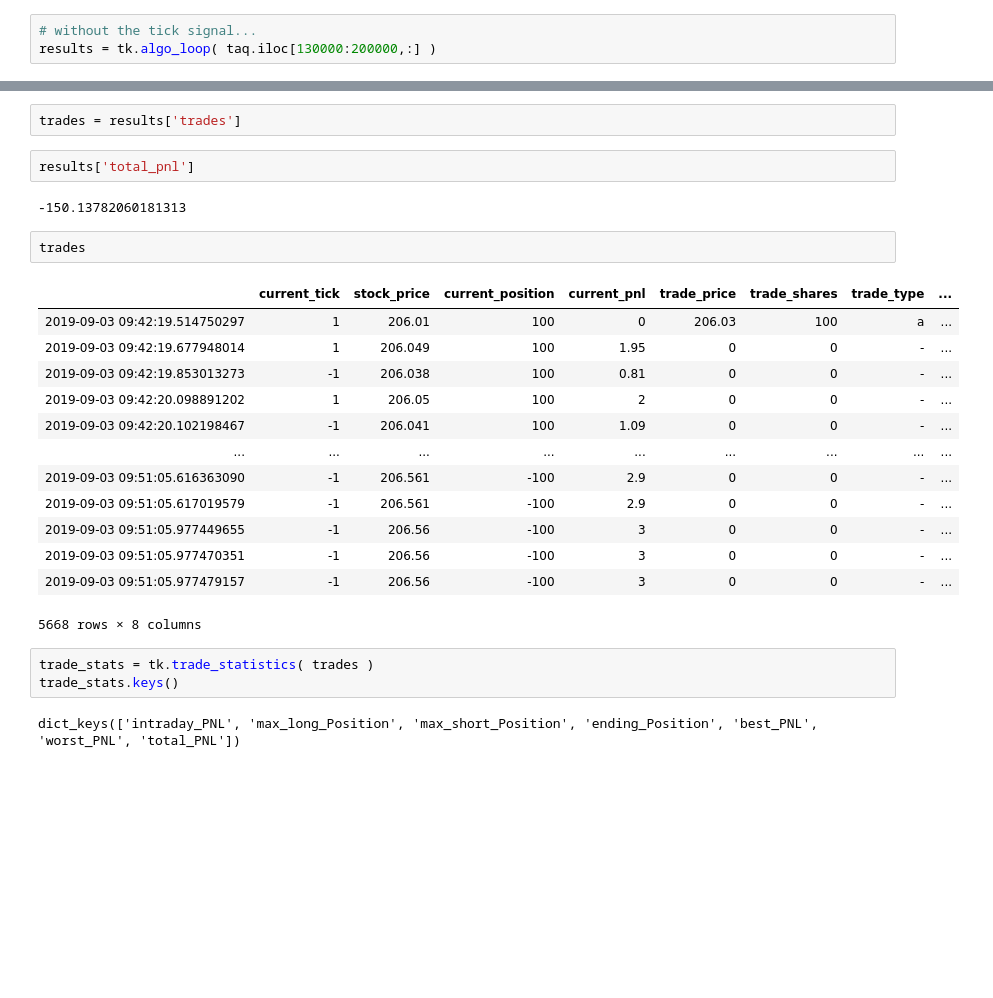
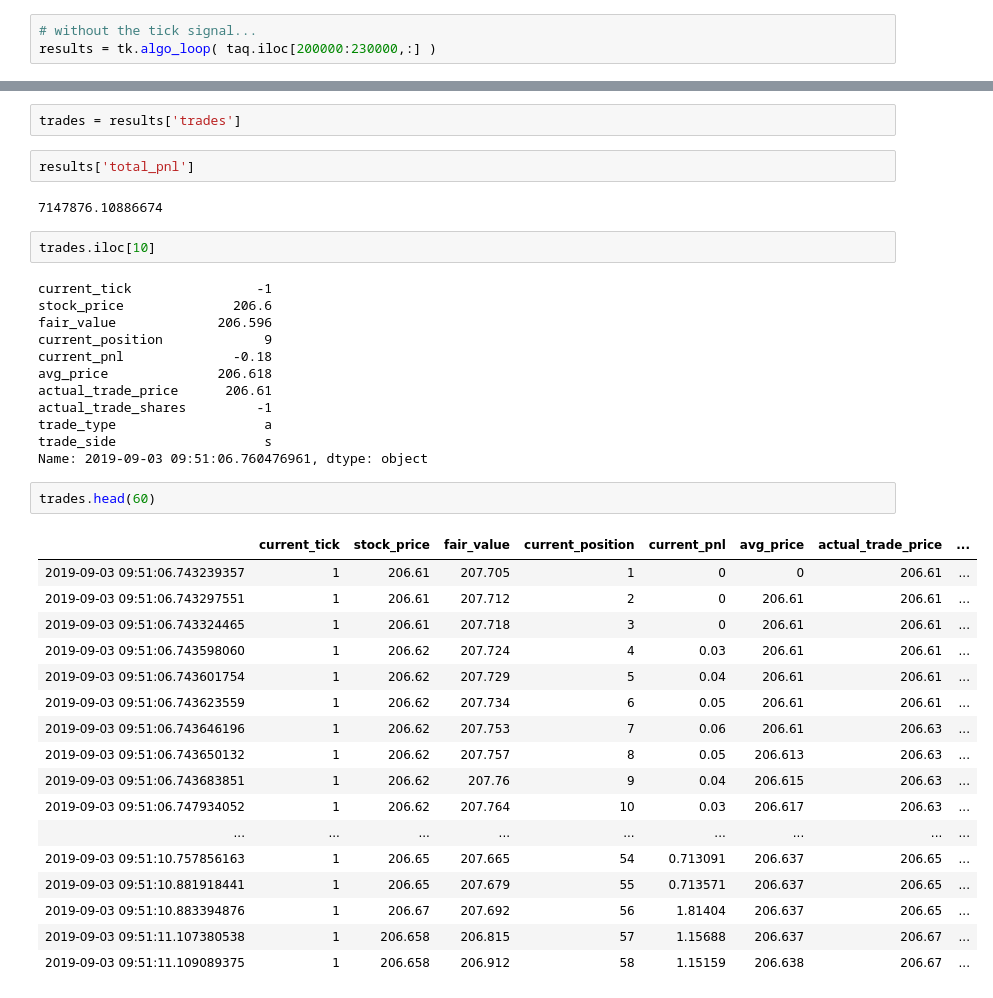
Before and after one commit to Zhehao97/AlgorithmicTrading_hw2, a Jupyter notebook: 2.Tick Strategy.ipynb, the cells around one changed output, grey strips where cells are left out. Saved outputs shown, nothing was run; the diff lists cells and outputs as text; blank space fills up the shorter version.

```diff
--- a/2.Tick Strategy.ipynb
+++ b/2.Tick Strategy.ipynb
@@ -54,5 +54,5 @@ taq.iloc[200000:300000,:]
 ## Run the Simulator
 # %%
 # without the tick signal...
-results = tk.algo_loop( taq.iloc[130000:200000,:] )
+results = tk.algo_loop( taq.iloc[200000:230000,:] )
 # %% [output]
@@ -71,28 +71,41 @@ trades = results['trades']
 # %%
 results['total_pnl']
 # %% [output]
--150.13782060181313
+7147876.10886674
 # %%
-trades
+trades.iloc[10]
 # %% [output]
-|  | current_tick | stock_price | current_position | current_pnl | trade_price | trade_shares | trade_type | ... |
-| 2019-09-03 09:42:19.514750297 | 1 | 206.01 | 100 | 0 | 206.03 | 100 | a | ... |
-| 2019-09-03 09:42:19.677948014 | 1 | 206.049 | 100 | 1.95 | 0 | 0 | - | ... |
-| 2019-09-03 09:42:19.853013273 | -1 | 206.038 | 100 | 0.81 | 0 | 0 | - | ... |
-| 2019-09-03 09:42:20.098891202 | 1 | 206.05 | 100 | 2 | 0 | 0 | - | ... |
-| 2019-09-03 09:42:20.102198467 | -1 | 206.041 | 100 | 1.09 | 0 | 0 | - | ... |
-| ... | ... | ... | ... | ... | ... | ... | ... | ... |
-| 2019-09-03 09:51:05.616363090 | -1 | 206.561 | -100 | 2.9 | 0 | 0 | - | ... |
-| 2019-09-03 09:51:05.617019579 | -1 | 206.561 | -100 | 2.9 | 0 | 0 | - | ... |
-| 2019-09-03 09:51:05.977449655 | -1 | 206.56 | -100 | 3 | 0 | 0 | - | ... |
-| 2019-09-03 09:51:05.977470351 | -1 | 206.56 | -100 | 3 | 0 | 0 | - | ... |
-| 2019-09-03 09:51:05.977479157 | -1 | 206.56 | -100 | 3 | 0 | 0 | - | ... |
-5668 rows × 8 columns
+current_tick                -1
+stock_price              206.6
+fair_value             206.596
+current_position             9
+current_pnl              -0.18
+avg_price              206.618
+actual_trade_price      206.61
+actual_trade_shares         -1
+trade_type                   a
+trade_side                   s
+Name: 2019-09-03 09:51:06.760476961, dtype: object
-# %%
-trade_stats = tk.trade_statistics( trades )
-trade_stats.keys()
-# %% [output]
-dict_keys(['intraday_PNL', 'max_long_Position', 'max_short_Position', 'ending_Position', 'best_PNL', 'worst_PNL', 'total_PNL'])
+# %%
+trades.head(60)
+# %% [output]
+|  | current_tick | stock_price | fair_value | current_position | current_pnl | avg_price | actual_trade_price | ... |
+| 2019-09-03 09:51:06.743239357 | 1 | 206.61 | 207.705 | 1 | 0 | 0 | 206.61 | ... |
+| 2019-09-03 09:51:06.743297551 | 1 | 206.61 | 207.712 | 2 | 0 | 206.61 | 206.61 | ... |
+| 2019-09-03 09:51:06.743324465 | 1 | 206.61 | 207.718 | 3 | 0 | 206.61 | 206.61 | ... |
+| 2019-09-03 09:51:06.743598060 | 1 | 206.62 | 207.724 | 4 | 0.03 | 206.61 | 206.61 | ... |
+| 2019-09-03 09:51:06.743601754 | 1 | 206.62 | 207.729 | 5 | 0.04 | 206.61 | 206.61 | ... |
+| 2019-09-03 09:51:06.743623559 | 1 | 206.62 | 207.734 | 6 | 0.05 | 206.61 | 206.61 | ... |
+| 2019-09-03 09:51:06.743646196 | 1 | 206.62 | 207.753 | 7 | 0.06 | 206.61 | 206.63 | ... |
+| 2019-09-03 09:51:06.743650132 | 1 | 206.62 | 207.757 | 8 | 0.05 | 206.613 | 206.63 | ... |
+| 2019-09-03 09:51:06.743683851 | 1 | 206.62 | 207.76 | 9 | 0.04 | 206.615 | 206.63 | ... |
+| 2019-09-03 09:51:06.747934052 | 1 | 206.62 | 207.764 | 10 | 0.03 | 206.617 | 206.63 | ... |
+| ... | ... | ... | ... | ... | ... | ... | ... | ... |
+| 2019-09-03 09:51:10.757856163 | 1 | 206.65 | 207.665 | 54 | 0.713091 | 206.637 | 206.65 | ... |
+| 2019-09-03 09:51:10.881918441 | 1 | 206.65 | 207.679 | 55 | 0.713571 | 206.637 | 206.65 | ... |
+| 2019-09-03 09:51:10.883394876 | 1 | 206.67 | 207.692 | 56 | 1.81404 | 206.637 | 206.65 | ... |
+| 2019-09-03 09:51:11.107380538 | 1 | 206.658 | 206.815 | 57 | 1.15688 | 206.637 | 206.67 | ... |
+| 2019-09-03 09:51:11.109089375 | 1 | 206.658 | 206.912 | 58 | 1.15159 | 206.638 | 206.67 | ... |
 # %%
 for key in list(trade_stats.keys())[1:]:
     print(key, trade_stats[key], end='\n')
```
Also changed, not shown: parts of 2 cells of this notebook, 1 other file.
